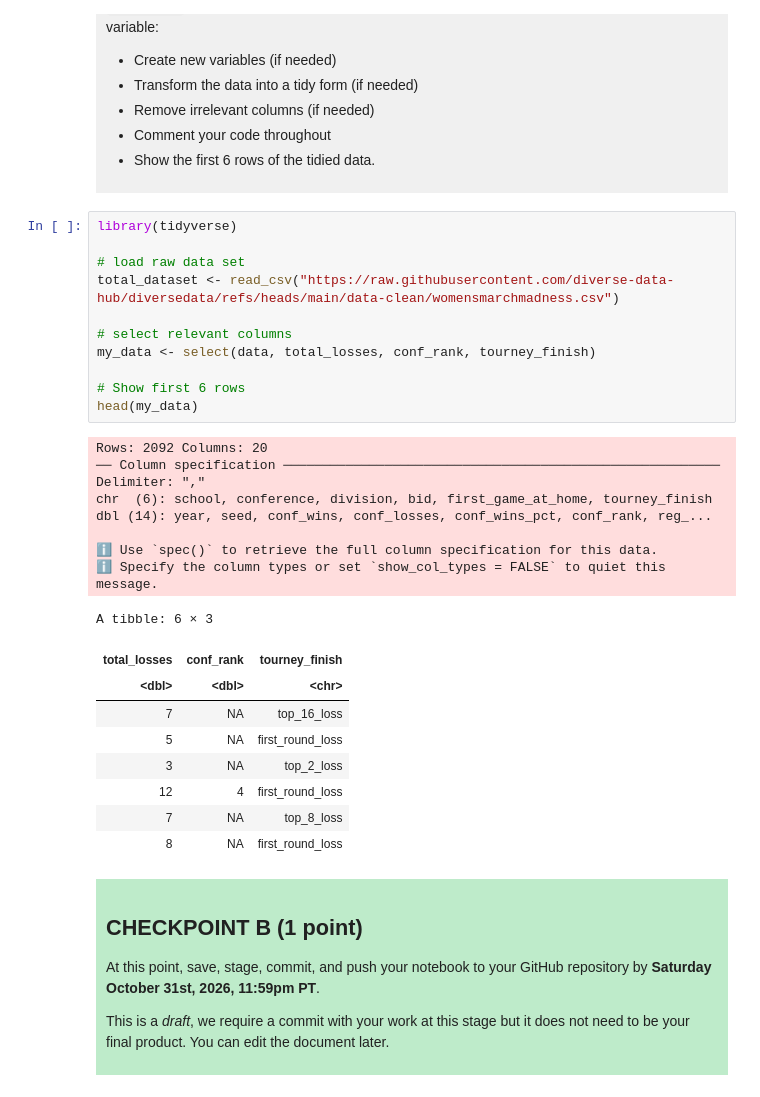
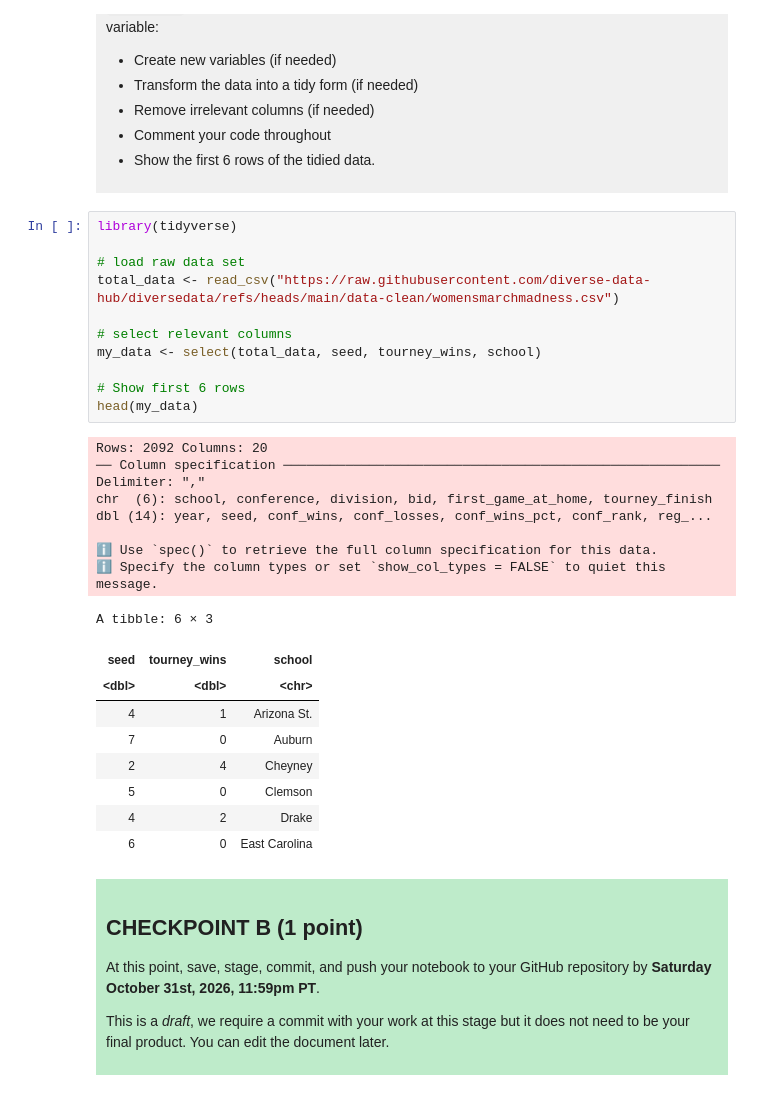
Before and after one commit to afox2909/dsci100_project_athenefox, a Jupyter notebook: dsci-100-project-notebook.ipynb, the cells around one changed output. Cells and saved outputs as stored; diff of their text form.

```diff
--- a/dsci-100-project-notebook.ipynb
+++ b/dsci-100-project-notebook.ipynb
@@ -221,32 +211,32 @@ Produce a tidy data set that could be used to answer your research question usin
 # %%
 library(tidyverse)
 
 # load raw data set
-total_dataset <- read_csv("https://raw.githubusercontent.com/diverse-data-hub/diversedata/refs/heads/main/data-clean/womensmarchmadness.csv")
+total_data <- read_csv("https://raw.githubusercontent.com/diverse-data-hub/diversedata/refs/heads/main/data-clean/womensmarchmadness.csv")
 
 # select relevant columns
-my_data <- select(data, total_losses, conf_rank, tourney_finish)
+my_data <- select(total_data, seed, tourney_wins, school)
 
 # Show first 6 rows
 head(my_data)
 # %% [output]
 Rows: 2092 Columns: 20
 ── Column specification ────────────────────────────────────────────────────────
 Delimiter: ","
 chr  (6): school, conference, division, bid, first_game_at_home, tourney_finish
 dbl (14): year, seed, conf_wins, conf_losses, conf_wins_pct, conf_rank, reg_...
 
 ℹ Use `spec()` to retrieve the full column specification for this data.
 ℹ Specify the column types or set `show_col_types = FALSE` to quiet this message.
 A tibble: 6 × 3
-| total_losses | conf_rank | tourney_finish |
+| seed | tourney_wins | school |
 | <dbl> | <dbl> | <chr> |
-| 7 | NA | top_16_loss |
-| 5 | NA | first_round_loss |
-| 3 | NA | top_2_loss |
-| 12 | 4 | first_round_loss |
-| 7 | NA | top_8_loss |
-| 8 | NA | first_round_loss |
+| 4 | 1 | Arizona St. |
+| 7 | 0 | Auburn |
+| 2 | 4 | Cheyney |
+| 5 | 0 | Clemson |
+| 4 | 2 | Drake |
+| 6 | 0 | East Carolina |
 # %% [markdown]
 <div style="background-color: #beebca; padding: 10px;">
 
```
Also changed, not shown: parts of 13 cells of this notebook.
